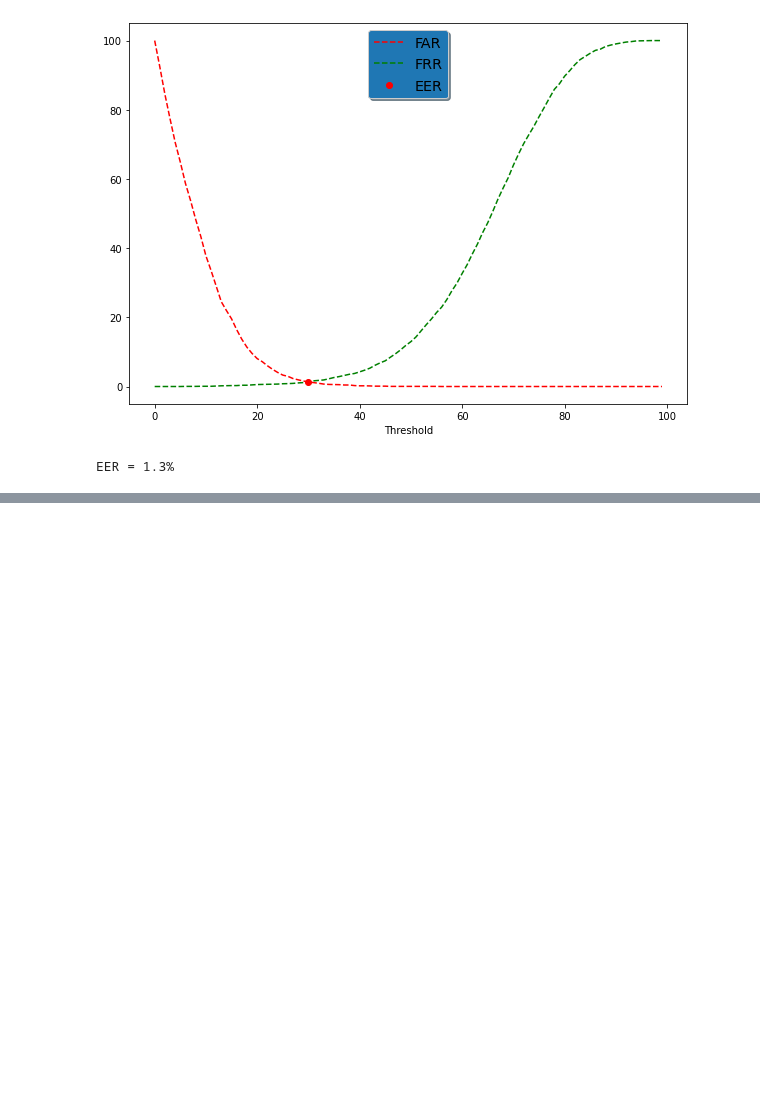
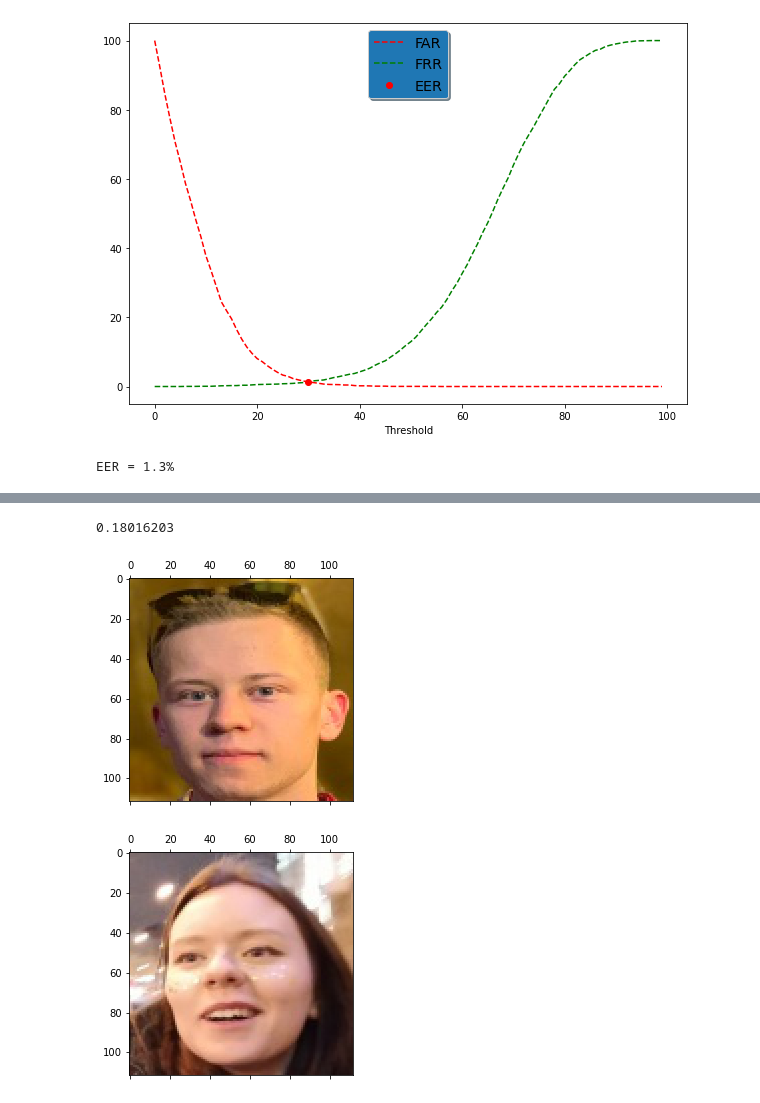
Before and after one commit to IgorSondors/arcface-pytorch, a Jupyter notebook: plot_far_frr.ipynb, the cells around one changed output, grey strips where cells are left out. Saved outputs shown, nothing was run; the diff lists cells and outputs as text; code cells hidden in the pictures; blank space fills up the shorter version.

```diff
--- a/plot_far_frr.ipynb
+++ b/plot_far_frr.ipynb
@@ -222,0 +221,6 @@ check_pair(path1, path2)
+# %%
+check_pair(path2, path3)
+# %% [output]
+0.18016203
+[figure, added]
+[figure, added]
```
Also changed, not shown: parts of 4 cells of this notebook.
